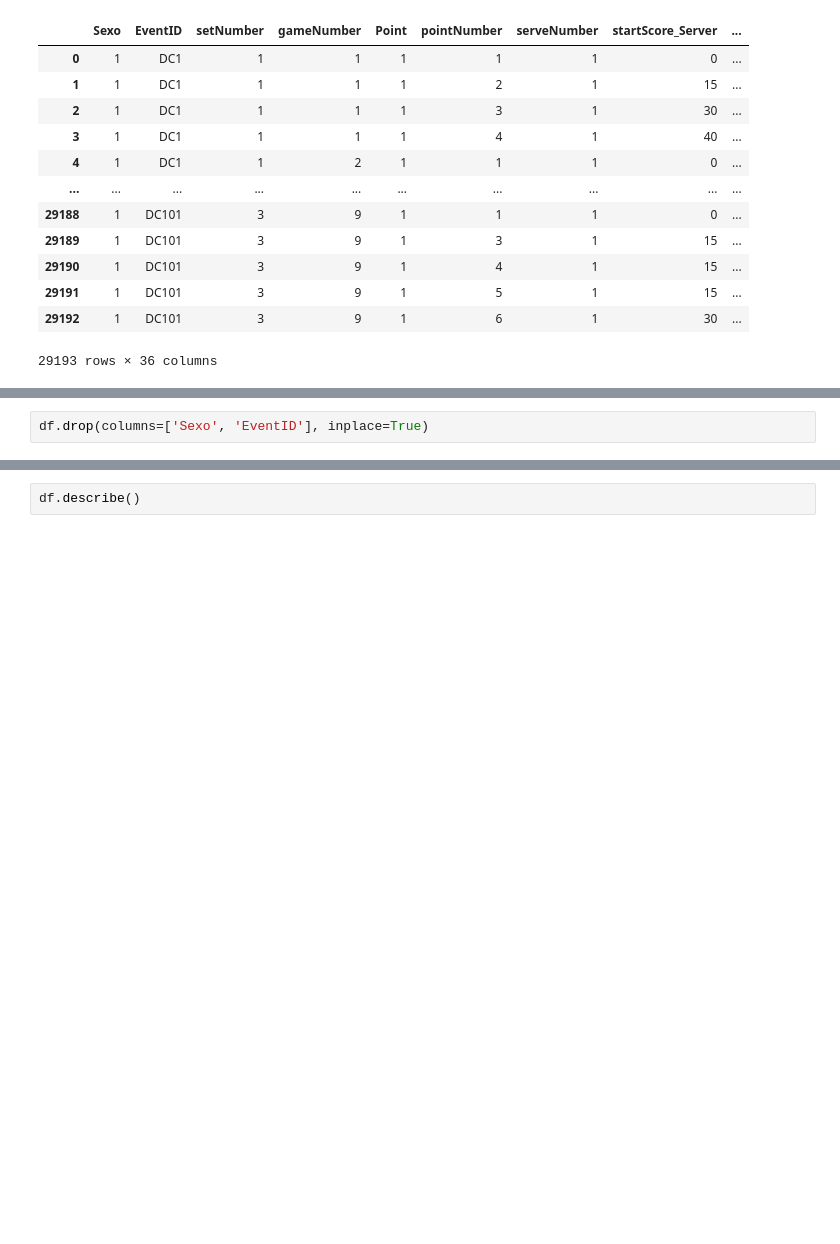
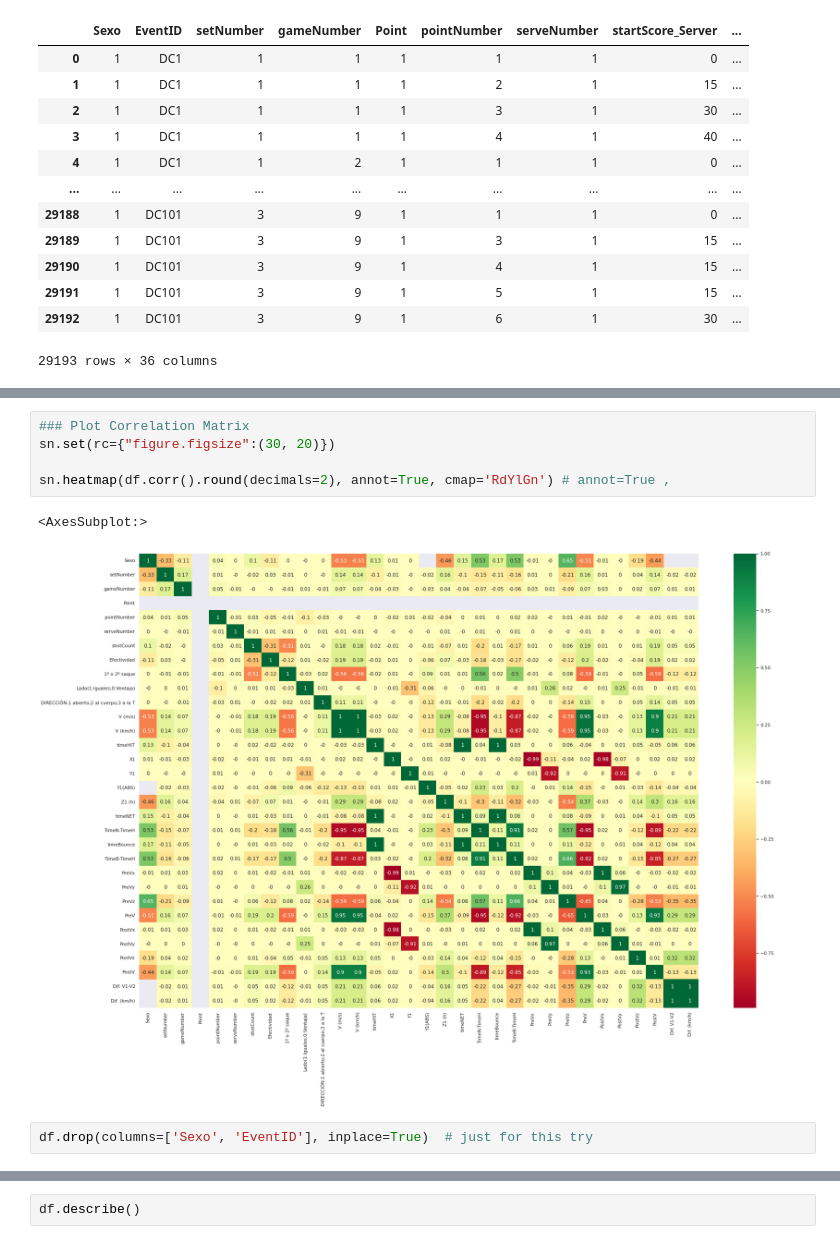
Before and after one commit to Jalagarto/tennis, a Jupyter notebook: EDA/understanding_data.ipynb, the cells around one changed output, grey strips where cells are left out. Drawn from its saved outputs; the diff is of its cells as text; blank space fills up the shorter version.

```diff
--- a/EDA/understanding_data.ipynb
+++ b/EDA/understanding_data.ipynb
@@ -26,2 +48,10 @@ df
+# %%
+### Plot Correlation Matrix
+sn.set(rc={"figure.figsize":(30, 20)})
+
+sn.heatmap(df.corr().round(decimals=2), annot=True, cmap='RdYlGn') # annot=True ,
+# %% [output]
+<AxesSubplot:>
+[figure, added]
 # %%
-df.drop(columns=['Sexo', 'EventID'], inplace=True)
+df.drop(columns=['Sexo', 'EventID'], inplace=True)  # just for this try
```
Also changed, not shown: parts of 9 cells of this notebook, 3 other files.
